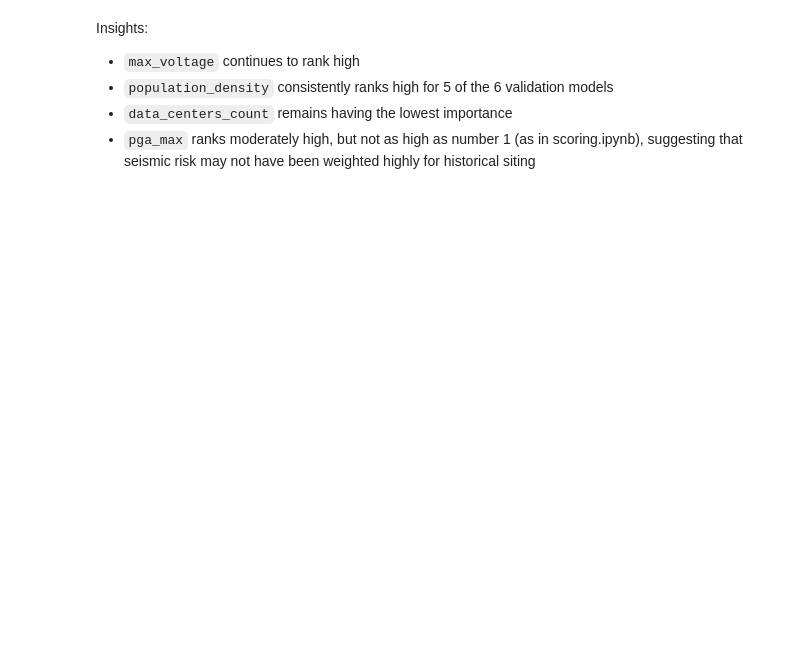
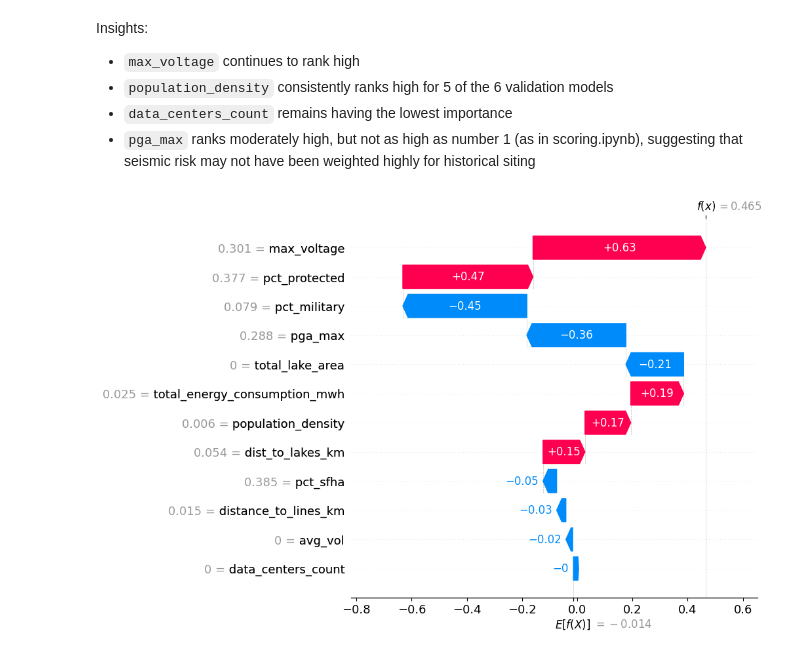
Before and after one commit to UIUC-DSC/team-nuclear-family, a Jupyter notebook: notebooks/validation.ipynb, the cells around one changed output. Saved outputs shown, nothing was run; the diff lists cells and outputs as text; code cells hidden in the pictures; blank space fills up the shorter version.

Commit message:
Added Shap

```diff
--- a/notebooks/validation.ipynb
+++ b/notebooks/validation.ipynb
@@ -710,3 +710,13 @@ Insights:
 - `population_density` consistently ranks high for 5 of the 6 validation models
 - `data_centers_count` remains having the lowest importance
 - `pga_max` ranks moderately high, but not as high as number 1 (as in scoring.ipynb), suggesting that seismic risk may not have been weighted highly for historical siting
+# %%
+# using SHAP to interpret XGBoost model that uses scored features
+
+# creating explainer
+explainer = shap.TreeExplainer(best_xgb.named_steps['xgb'])
+shap_explanation = explainer(pd.DataFrame(best_xgb.named_steps['scaler'].transform(X_train), columns=scored_features))
+# %%
+shap.plots.waterfall(shap_explanation[0], max_display=len(scored_features))
+# %% [output]
+[figure, added]
```
Also changed, not shown: parts of 5 cells of this notebook.
